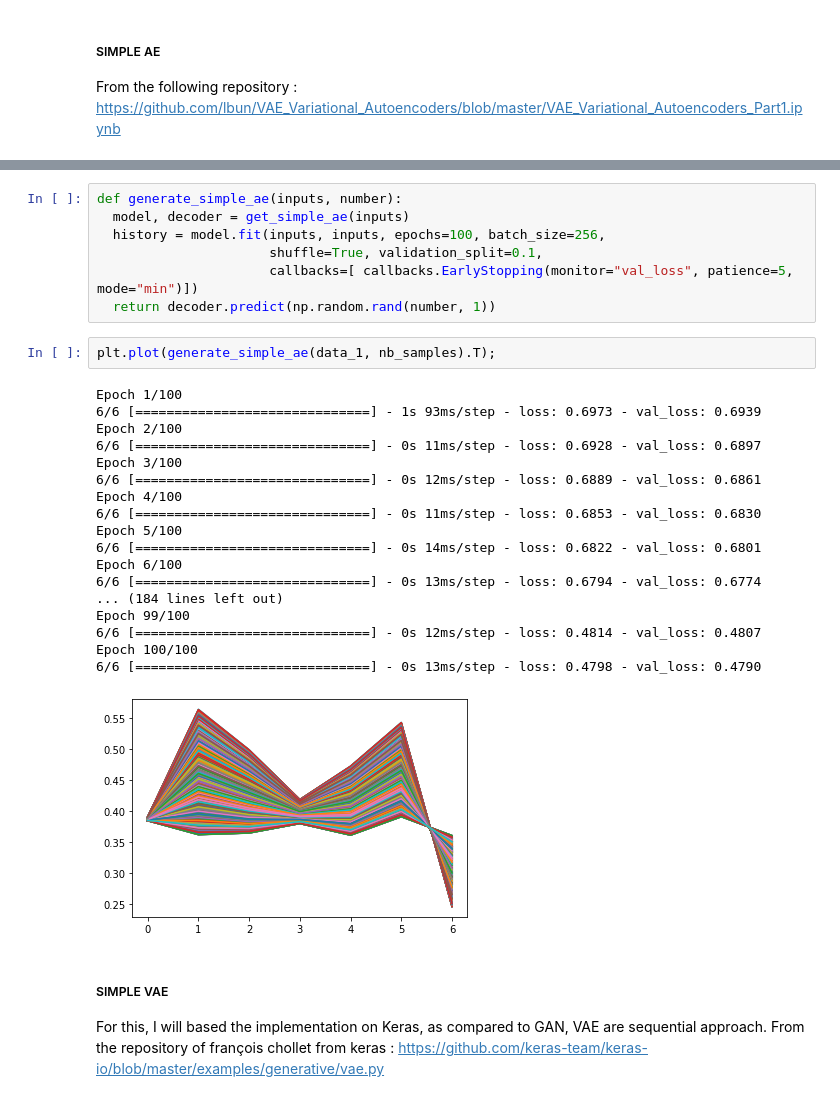
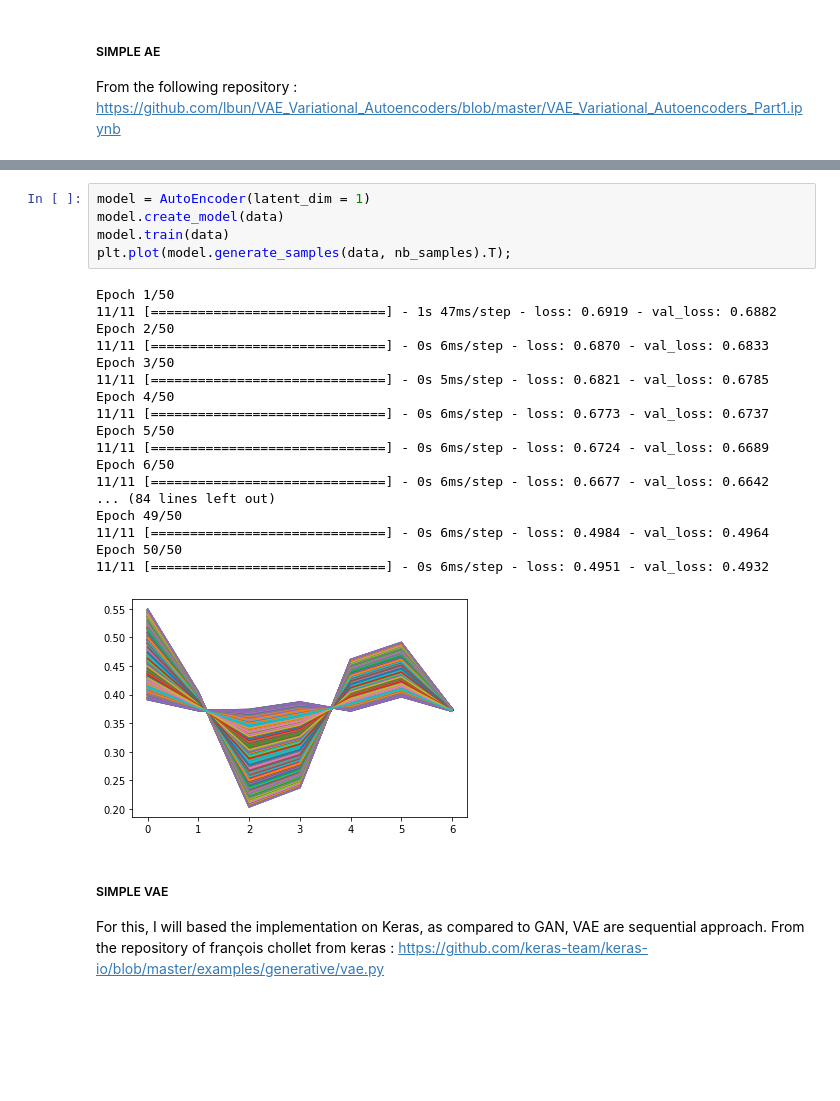
Before and after one commit to RomainCendre/DSTest, a Jupyter notebook: deepsense_generative_takehome_test.ipynb, the cells around one changed output, grey strips where cells are left out. Drawn from its saved outputs; the diff is of its cells as text; blank space fills up the shorter version.

```diff
--- a/deepsense_generative_takehome_test.ipynb
+++ b/deepsense_generative_takehome_test.ipynb
@@ -92,31 +104,27 @@ def get_simple_ae(inputs):
-# %%
-def generate_simple_ae(inputs, number):
-  model, decoder = get_simple_ae(inputs)
-  history = model.fit(inputs, inputs, epochs=100, batch_size=256,
-                      shuffle=True, validation_split=0.1,
-                      callbacks=[ callbacks.EarlyStopping(monitor="val_loss", patience=5, mode="min")])
-  return decoder.predict(np.random.rand(number, 1))
-# %%
-plt.plot(generate_simple_ae(data_1, nb_samples).T);
-# %% [output]
-Epoch 1/100
-6/6 [==============================] - 1s 93ms/step - loss: 0.6973 - val_loss: 0.6939
-Epoch 2/100
-6/6 [==============================] - 0s 11ms/step - loss: 0.6928 - val_loss: 0.6897
-Epoch 3/100
-6/6 [==============================] - 0s 12ms/step - loss: 0.6889 - val_loss: 0.6861
-Epoch 4/100
-6/6 [==============================] - 0s 11ms/step - loss: 0.6853 - val_loss: 0.6830
-Epoch 5/100
-6/6 [==============================] - 0s 14ms/step - loss: 0.6822 - val_loss: 0.6801
-Epoch 6/100
-6/6 [==============================] - 0s 13ms/step - loss: 0.6794 - val_loss: 0.6774
-... (184 lines left out)
-Epoch 99/100
-6/6 [==============================] - 0s 12ms/step - loss: 0.4814 - val_loss: 0.4807
-Epoch 100/100
-6/6 [==============================] - 0s 13ms/step - loss: 0.4798 - val_loss: 0.4790
-[figure, removed]
+# %%
+model = AutoEncoder(latent_dim = 1)
+model.create_model(data)
+model.train(data)
+plt.plot(model.generate_samples(data, nb_samples).T);
+# %% [output]
+Epoch 1/50
+11/11 [==============================] - 1s 47ms/step - loss: 0.6919 - val_loss: 0.6882
+Epoch 2/50
+11/11 [==============================] - 0s 6ms/step - loss: 0.6870 - val_loss: 0.6833
+Epoch 3/50
+11/11 [==============================] - 0s 5ms/step - loss: 0.6821 - val_loss: 0.6785
+Epoch 4/50
+11/11 [==============================] - 0s 6ms/step - loss: 0.6773 - val_loss: 0.6737
+Epoch 5/50
+11/11 [==============================] - 0s 6ms/step - loss: 0.6724 - val_loss: 0.6689
+Epoch 6/50
+11/11 [==============================] - 0s 6ms/step - loss: 0.6677 - val_loss: 0.6642
+... (84 lines left out)
+Epoch 49/50
+11/11 [==============================] - 0s 6ms/step - loss: 0.4984 - val_loss: 0.4964
+Epoch 50/50
+11/11 [==============================] - 0s 6ms/step - loss: 0.4951 - val_loss: 0.4932
+[figure, added]
 # %% [markdown]
 ##### SIMPLE VAE
 For this, I will based the implementation on Keras, as compared to GAN, VAE are sequential approach.
```
Also changed, not shown: parts of 15 cells of this notebook.
